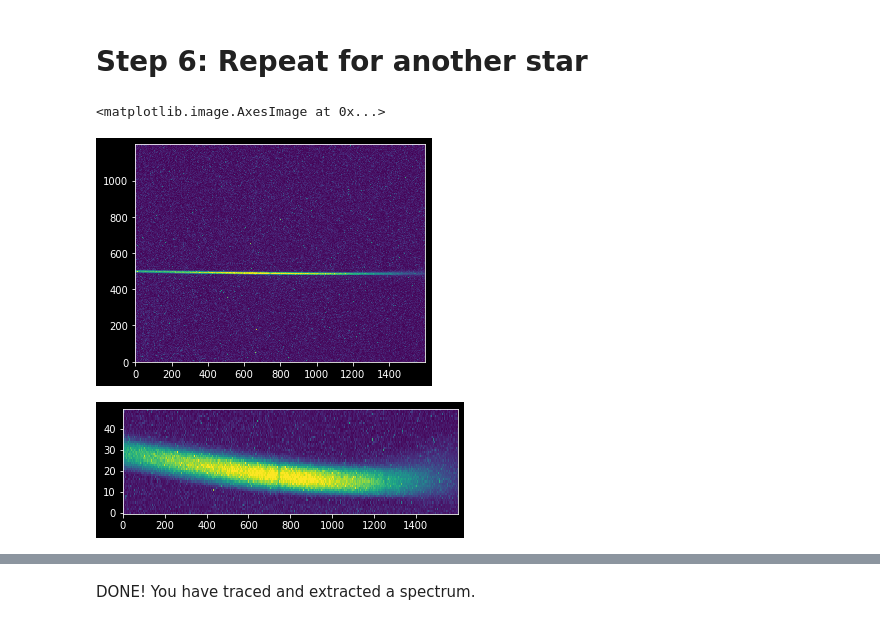
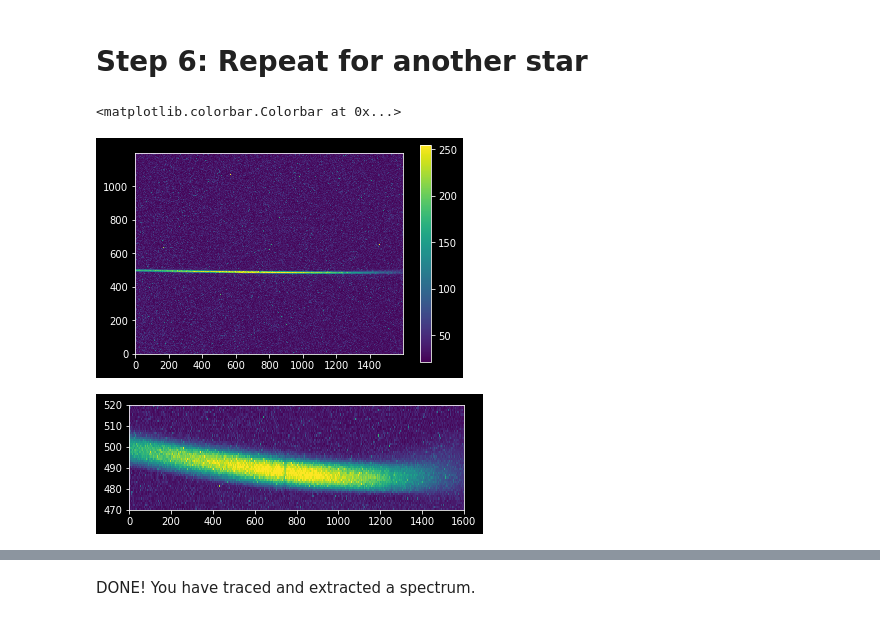
Before and after one commit to keflavich/AST4723-Public-Materials, a Jupyter notebook: spectroscopy/Spectroscopic Trace Tutorial.ipynb, the cells around one changed output, grey strips where cells are left out. Drawn from its saved outputs; the diff is of its cells as text; code cells hidden in the pictures.

```diff
--- a/Spectroscopic Trace Tutorial.ipynb
+++ b/spectroscopy/Spectroscopic Trace Tutorial.ipynb
@@ -184,13 +240,14 @@ pl.plot(spectrum)
 # %%
 image_array_2 = np.array(Image.open('deneb_3s_13.63g_1.bmp'))
 pl.imshow(image_array_2)
+pl.colorbar()
 # %% [output]
-<matplotlib.image.AxesImage at 0x...>
+<matplotlib.colorbar.Colorbar at 0x...>
-[figure, old version]
+[figure, new version]
 # %%
-pl.imshow(image_array_2[470:520,:])
+pl.imshow(image_array_2[470:520,:], extent=[0,1600,470,520])
 pl.gca().set_aspect(10)
 # %% [output]
-[figure, old version]
+[figure, new version]
 # %%
 yaxis2 = np.repeat(np.arange(470, 520)[:,None], image_array_2.shape[1], axis=1)
```
Also changed, not shown: parts of 21 cells of this notebook, 7 other files.
